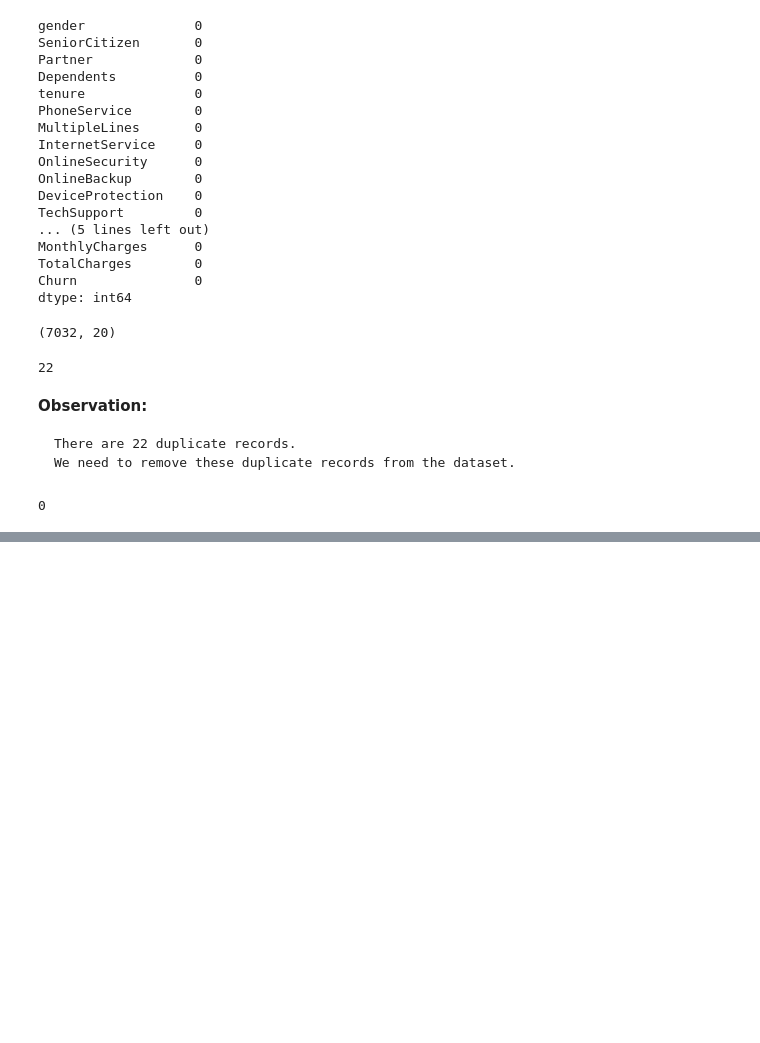
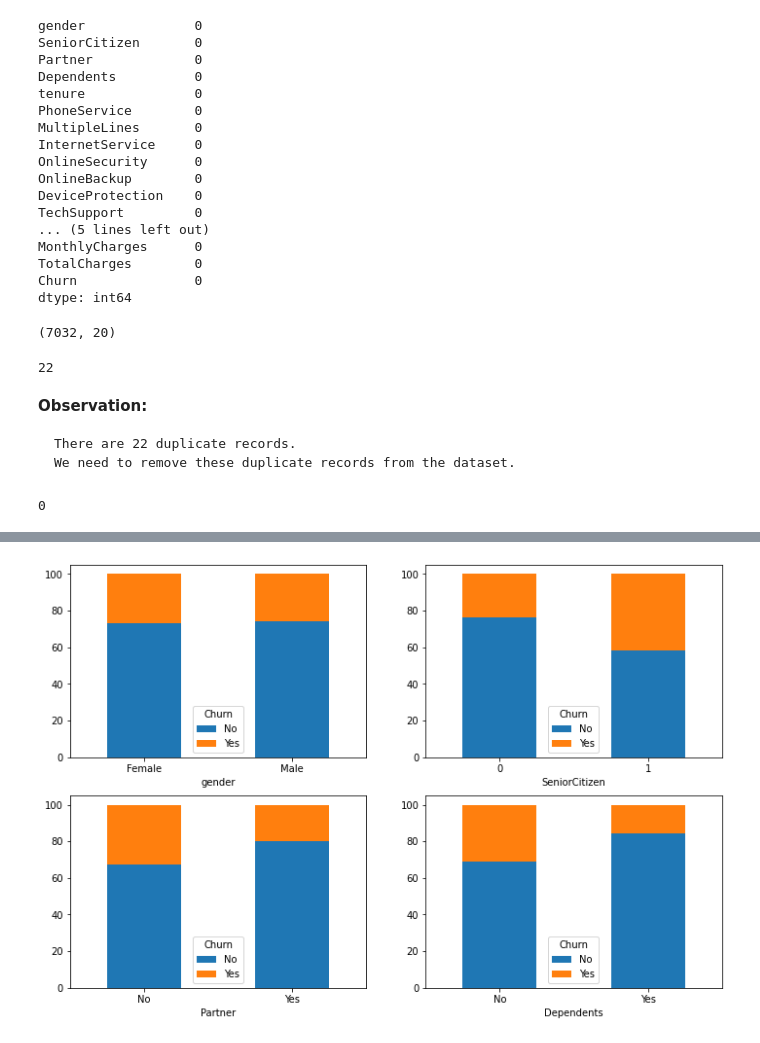
Before and after one commit to mosha1812/telecom-churn, a Jupyter notebook: customer-churn-prediction-telco.ipynb, the cells around one changed output, grey strips where cells are left out. Saved outputs shown, nothing was run; the diff lists cells and outputs as text; code cells hidden in the pictures; blank space fills up the shorter version.

```diff
--- a/customer-churn-prediction-telco.ipynb
+++ b/customer-churn-prediction-telco.ipynb
@@ -276,0 +320,10 @@ df.duplicated().sum()
+# %%
+# create the subplot
+fig = plt.figure(figsize=(12,8))
+
+for index, col in enumerate(['gender', 'SeniorCitizen', 'Partner', 'Dependents'], 1):
+    ax = fig.add_subplot(2, 2, index)
+    cross_tab = pd.crosstab(df[col], df['Churn']).apply(lambda x: x/x.sum()*100, axis=1)
+    cross_tab.plot(kind='bar',ax=ax, stacked=True, rot=0)
+# %% [output]
+[figure, added]
```
Also changed, not shown: parts of 59 cells of this notebook.
